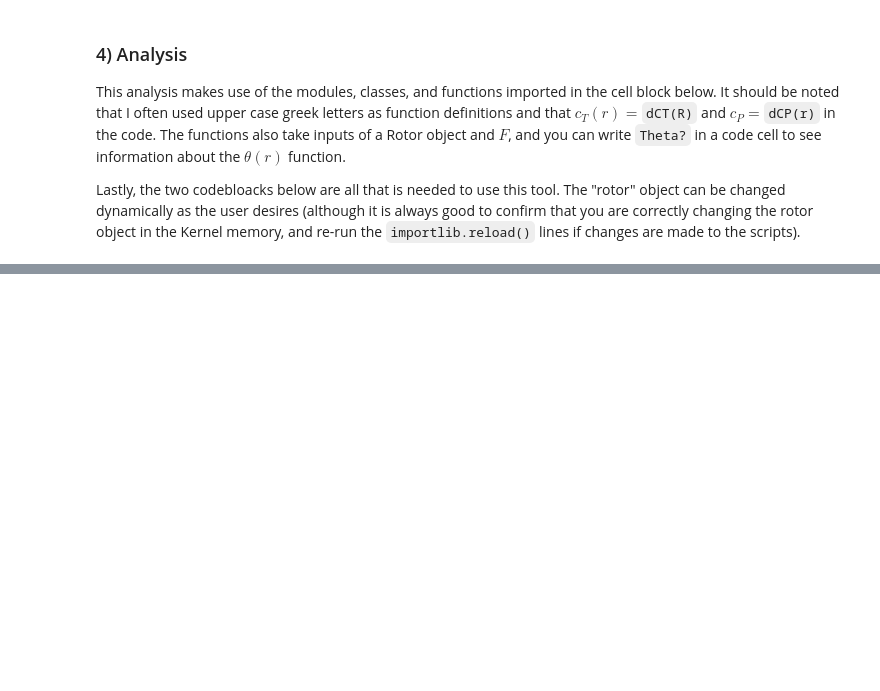
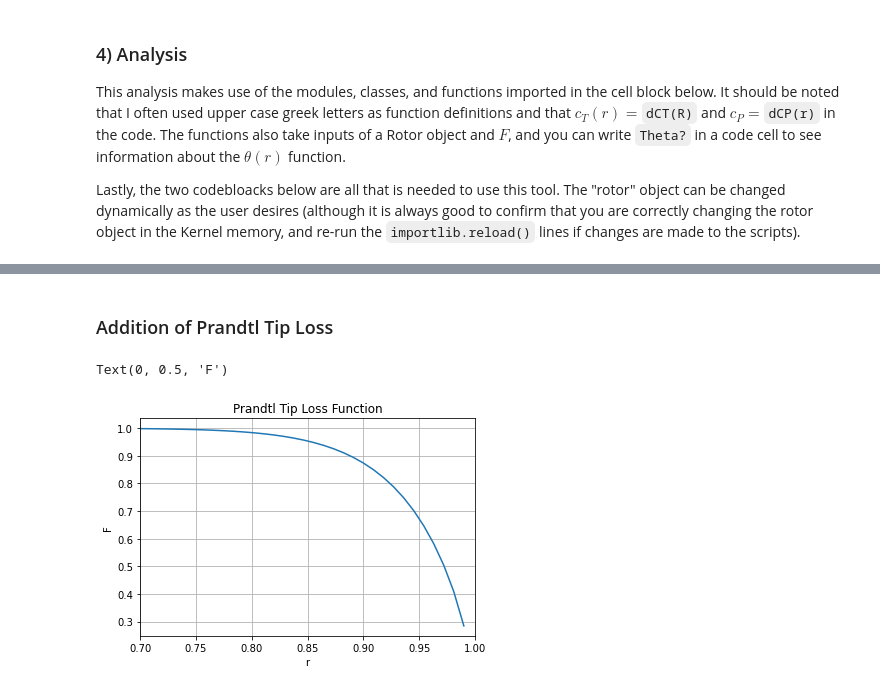
Before and after one commit to nruhl25/HoveringVehicleDesign, a Jupyter notebook: proj1/proj1_report.ipynb, the cells around one changed output, grey strips where cells are left out. Drawn from its saved outputs; the diff is of its cells as text; code cells hidden in the pictures; blank space fills up the shorter version.

```diff
--- a/proj1/proj1_report.ipynb
+++ b/proj1/proj1_report.ipynb
@@ -90,0 +87,28 @@ from BEMT2 import Cl_slope, Theta, Chord, Sigma, Lambda, Alpha, Phi, dCT, dCP, c
+# %%
+rotor2 = Rotor2()
+rs = np.linspace(0.1,0.99,100)  # Non-dimensional radius, shortened at ends to avoid discontinuities
+# %% [markdown]
+### Addition of Prandtl Tip Loss
+# %%
+rotor2.Nb=1
+rotor2.theta_tw=0 # UNTWISTED BLADE!! (page 144)
+F_list = np.zeros(100)
+lambda_list = np.zeros(100)
+dCT_list = np.zeros(100)
+dCP_list = np.zeros(100)
+for i in range(len(rs)):
+    F = calcF(rs[i], rotor2)
+    F_list[i] = F
+    lambda_list[i] = Lambda(rs[i], rotor2, F)
+    dCT_list[i] = dCT(rs[i], rotor2, F)
+    dCP_list[i] = dCP(rs[i], rotor2, F)
+
+plt.title("Prandtl Tip Loss Function")
+plt.plot(rs, F_list)
+plt.grid()
+plt.xlim([0.7,1])
+plt.xlabel('r')
+plt.ylabel('F')
+# %% [output]
+Text(0, 0.5, 'F')
+[figure, added]
```
Also changed, not shown: parts of 18 cells of this notebook, 7 other files.
